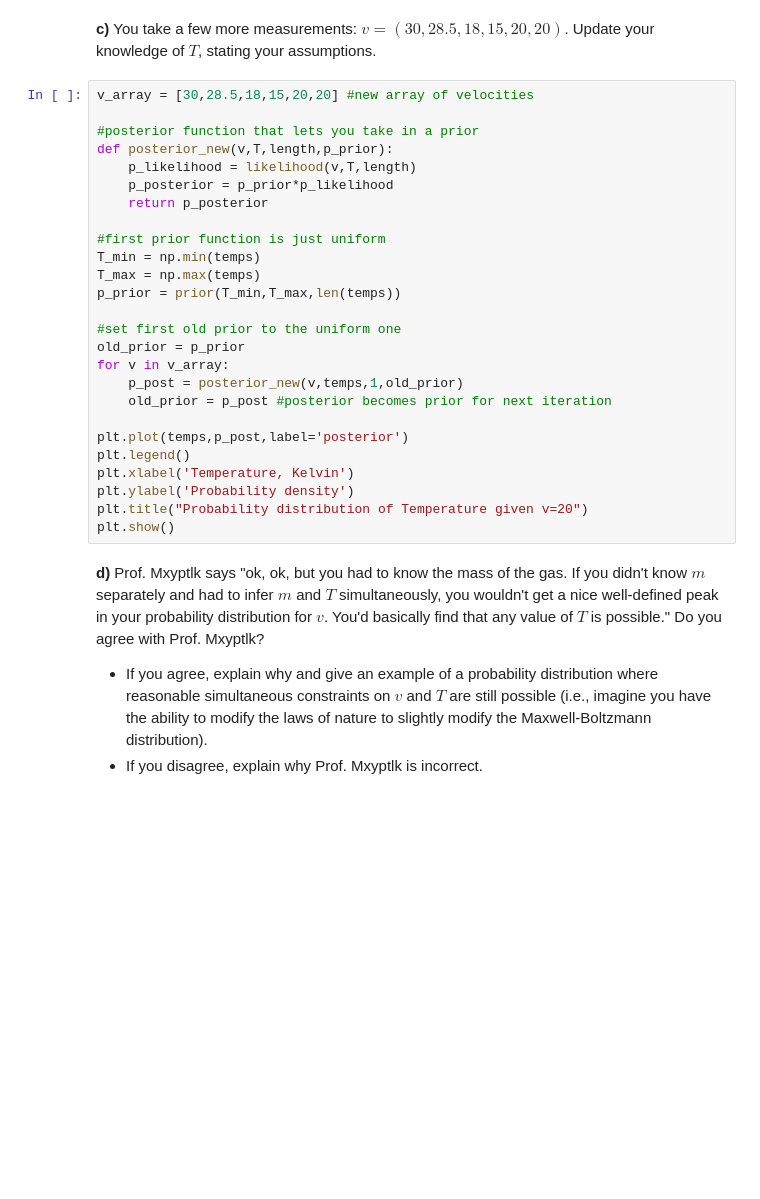
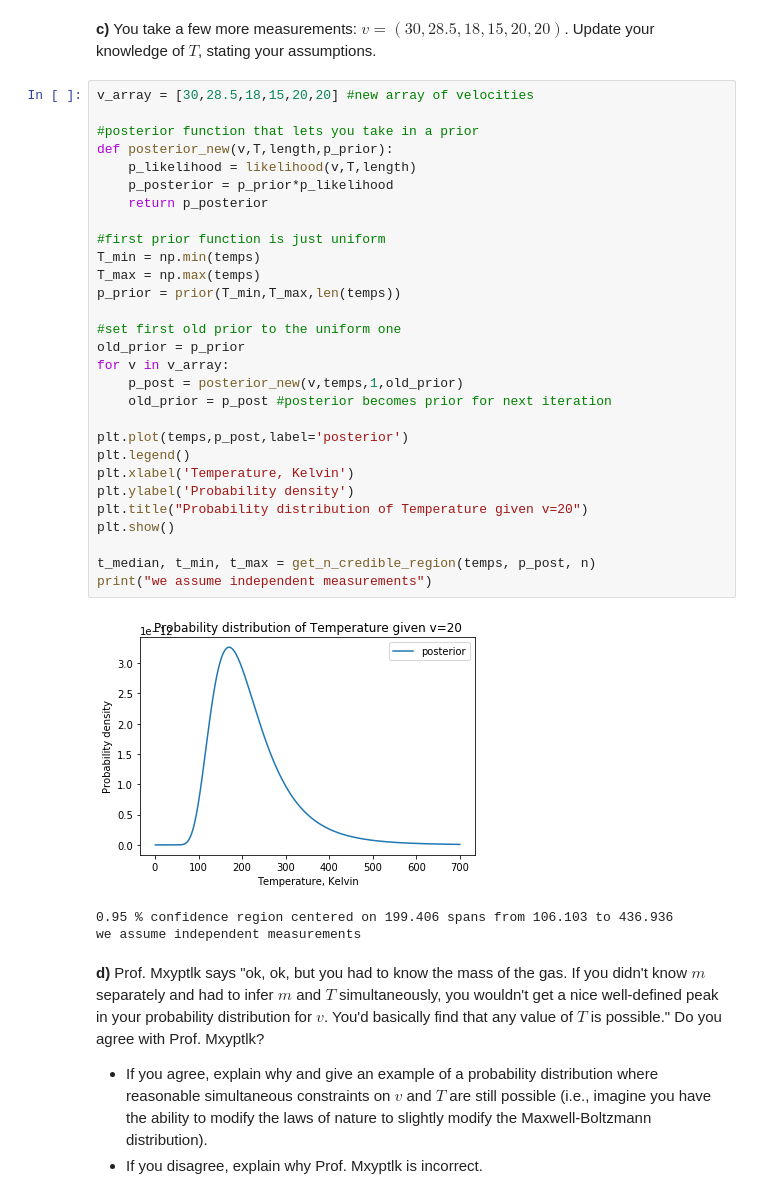
Before and after one commit to katiesavarc/DataSci_Lab, a Jupyter notebook: Midterm2021/Midterm2021.ipynb, the cells around one changed output. Saved outputs shown, nothing was run; the diff lists cells and outputs as text; blank space fills up the shorter version.

```diff
--- a/Midterm2021/Midterm2021.ipynb
+++ b/Midterm2021/Midterm2021.ipynb
@@ -348,29 +348,36 @@ __c)__ You take a few more measurements: $v=(30, 28.5, 18, 15, 20, 20)$. Update
 # %%
 v_array = [30,28.5,18,15,20,20] #new array of velocities
 
 #posterior function that lets you take in a prior
 def posterior_new(v,T,length,p_prior):
     p_likelihood = likelihood(v,T,length)
     p_posterior = p_prior*p_likelihood
     return p_posterior
 
 #first prior function is just uniform
 T_min = np.min(temps)
 T_max = np.max(temps)
 p_prior = prior(T_min,T_max,len(temps))
 
 #set first old prior to the uniform one
 old_prior = p_prior
 for v in v_array:
     p_post = posterior_new(v,temps,1,old_prior)
     old_prior = p_post #posterior becomes prior for next iteration
 
 plt.plot(temps,p_post,label='posterior')
 plt.legend()
 plt.xlabel('Temperature, Kelvin')
 plt.ylabel('Probability density')
 plt.title("Probability distribution of Temperature given v=20")
 plt.show()
+
+t_median, t_min, t_max = get_n_credible_region(temps, p_post, n)
+print("we assume independent measurements")
+# %% [output]
+[figure, added]
+0.95 % confidence region centered on 199.406 spans from 106.103 to 436.936
+we assume independent measurements
 # %% [markdown]
 __d)__ Prof. Mxyptlk says "ok, ok, but you had to know the mass of the gas. If you didn't know $m$ separately and had to infer $m$ and $T$ simultaneously, you wouldn't get a nice well-defined peak in your probability distribution for $v$. You'd basically find that any value of $T$ is possible." Do you agree with Prof. Mxyptlk?
 
```
